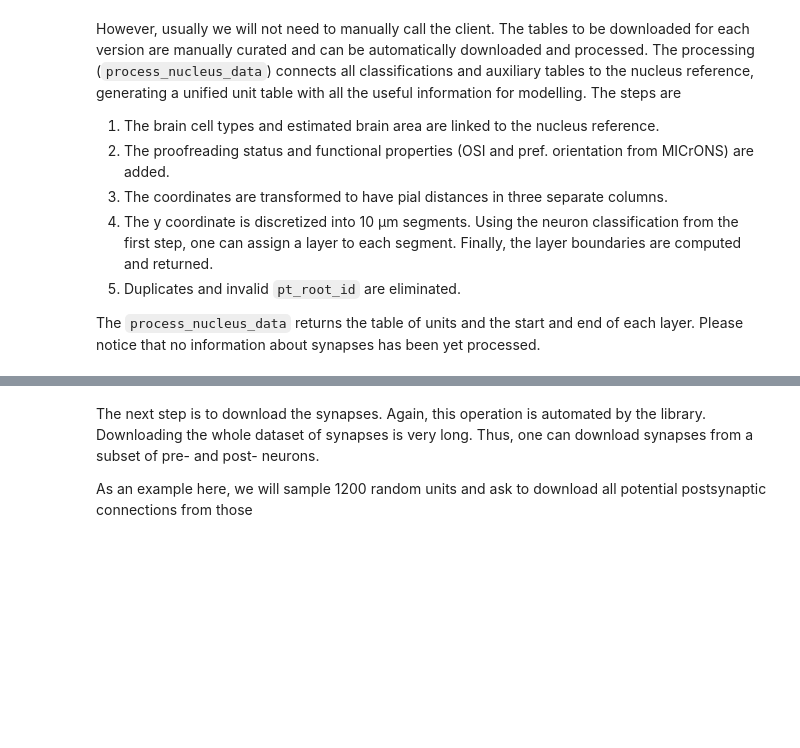
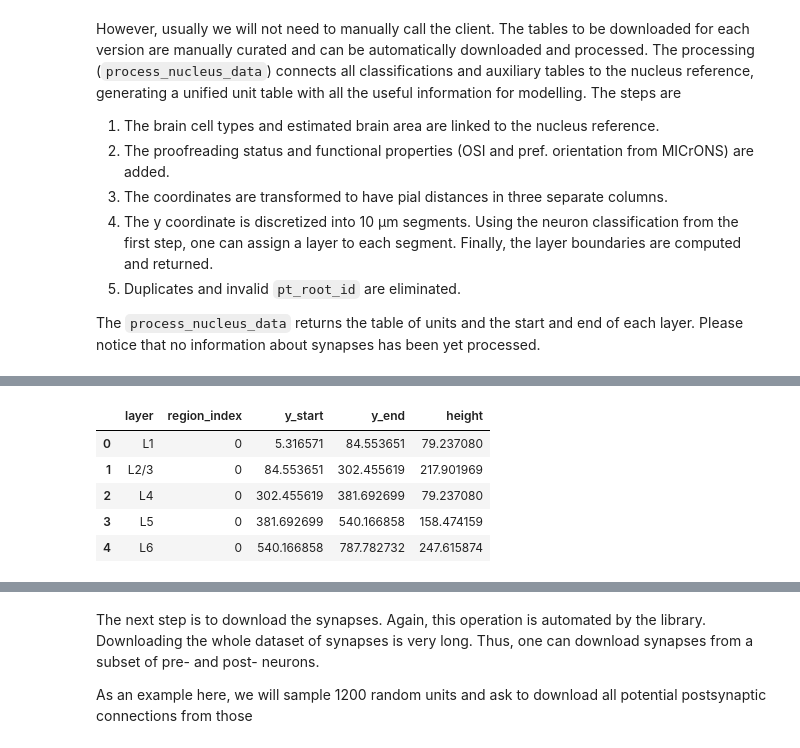
Before and after one commit to MICrONS-Milano-CoLab/MICrONS-datacleaner, a Jupyter notebook: tutorial/tutorial.ipynb, the cells around one changed output, grey strips where cells are left out. Drawn from its saved outputs; the diff is of its cells as text; code cells hidden in the pictures; blank space fills up the shorter version.

```diff
--- a/tutorial/tutorial.ipynb
+++ b/tutorial/tutorial.ipynb
@@ -93,3 +79,12 @@ units
+# %%
+segments
+# %% [output]
+|  | layer | region_index | y_start | y_end | height |
+| 0 | L1 | 0 | 5.316571 | 84.553651 | 79.237080 |
+| 1 | L2/3 | 0 | 84.553651 | 302.455619 | 217.901969 |
+| 2 | L4 | 0 | 302.455619 | 381.692699 | 79.237080 |
+| 3 | L5 | 0 | 381.692699 | 540.166858 | 158.474159 |
+| 4 | L6 | 0 | 540.166858 | 787.782732 | 247.615874 |
 # %%
 segments
 # %% [output]
```
Also changed, not shown: parts of 5 cells of this notebook, 2 other files.
